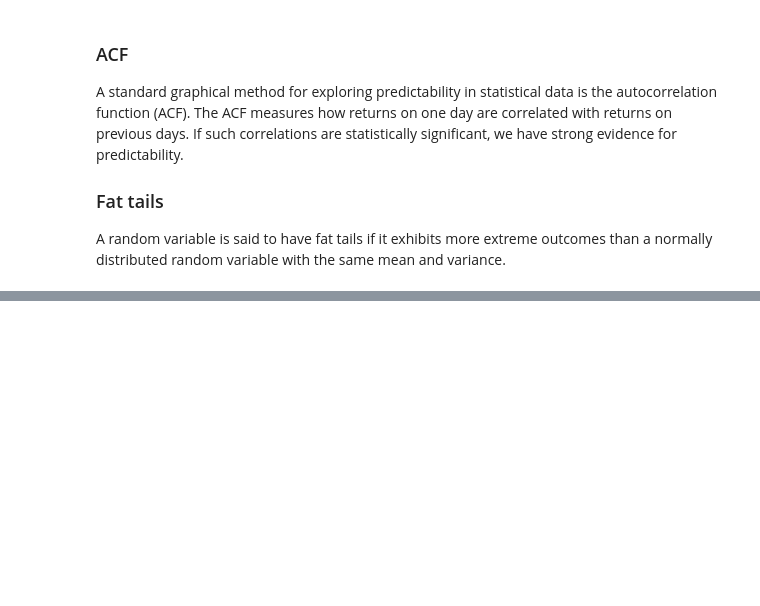
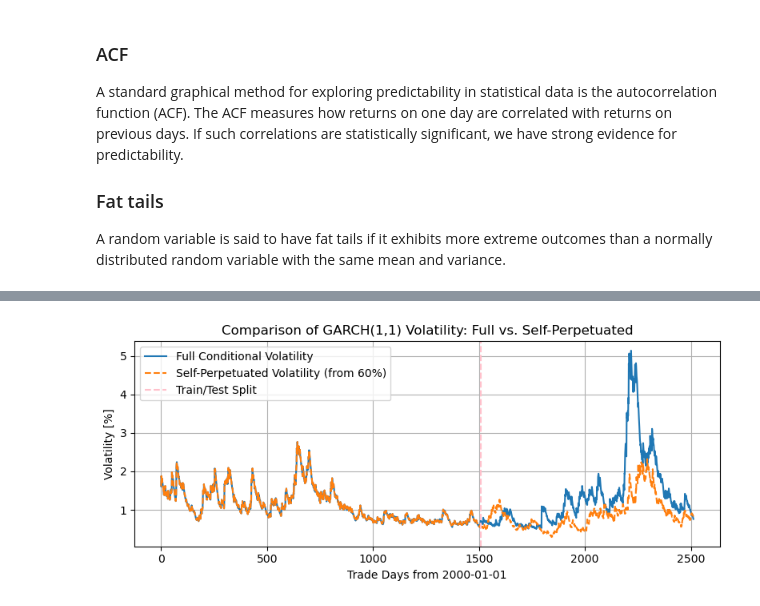
Before and after one commit to OlesMatsyshyn/Risk, a Jupyter notebook: Risk modeling.ipynb, the cells around one changed output, grey strips where cells are left out. Drawn from its saved outputs; the diff is of its cells as text; code cells hidden in the pictures; blank space fills up the shorter version.

```diff
--- a/Risk modeling.ipynb
+++ b/Risk modeling.ipynb
@@ -347,0 +400,53 @@ $\sigma^2_{t+n*,t}-\sigma^2 = \frac12(\sigma^2_{t+1,t}-\sigma^2),\qquad n* = 1+\
+# %%
+from tqdm import tqdm
+
+# Compute daily returns (percentage)
+close_array = sp500['Close'].values.flatten()
+returns = 100 * np.diff(close_array) / close_array[:-1]
+
+######## Full data conditional volatility ########
+am_full = arch_model(returns, vol='Garch', p=1, q=1)
+res_full = am_full.fit(disp='off')
+cond_vol_full = res_full.conditional_volatility
+
+######## Self-perpetuated conditional volatility ########
+split_index = int(len(returns) * 0.6)
+est_cond_vol = np.zeros_like(cond_vol_full)
+
+# First 60%: use true fitted volatilities from model trained on full data (for fair comparison)
+est_cond_vol[:split_index] = cond_vol_full[:split_index]
+
+# Fit model on training set only
+train_returns = returns[:split_index]
+test_returns = returns[split_index:]
+history = train_returns.tolist()
+
+# Roll through each test point and forecast 1-step ahead, appending real data each time
+for i in tqdm(range(len(test_returns)), desc="Forecasting"):
+    am = arch_model(history, vol='Garch', p=1, q=1)
+    res = am.fit(disp='off')
+
+    forecast = res.forecast(horizon=1)
+    tomorrow_var = forecast.variance.values[-1, 0]
+    tomorrow_vol = np.sqrt(tomorrow_var)
+
+    est_cond_vol[split_index + i] = tomorrow_vol
+
+    # Append actual return to the history for next step
+    # history.append(test_returns[i]) # feed real data
+    history.append(np.random.normal(loc=0, scale=tomorrow_vol)) # feed guessed return
+
+# Plot
+plt.figure(figsize=(8, 3.5))
+plt.plot(cond_vol_full, label='Full Conditional Volatility')
+plt.plot(est_cond_vol, label='Self-Perpetuated Volatility (from 60%)', linestyle='--')
+plt.axvline(x=split_index, color='pink', linestyle='--', label='Train/Test Split')
+plt.title('Comparison of GARCH(1,1) Volatility: Full vs. Self-Perpetuated')
+plt.xlabel('Trade Days from 2000-01-01')
+plt.ylabel('Volatility [%]')
+plt.grid(True)
+plt.legend()
+plt.tight_layout()
+plt.show()
+# %% [output]
+[figure, added]
```
Also changed, not shown: parts of 9 cells of this notebook.
